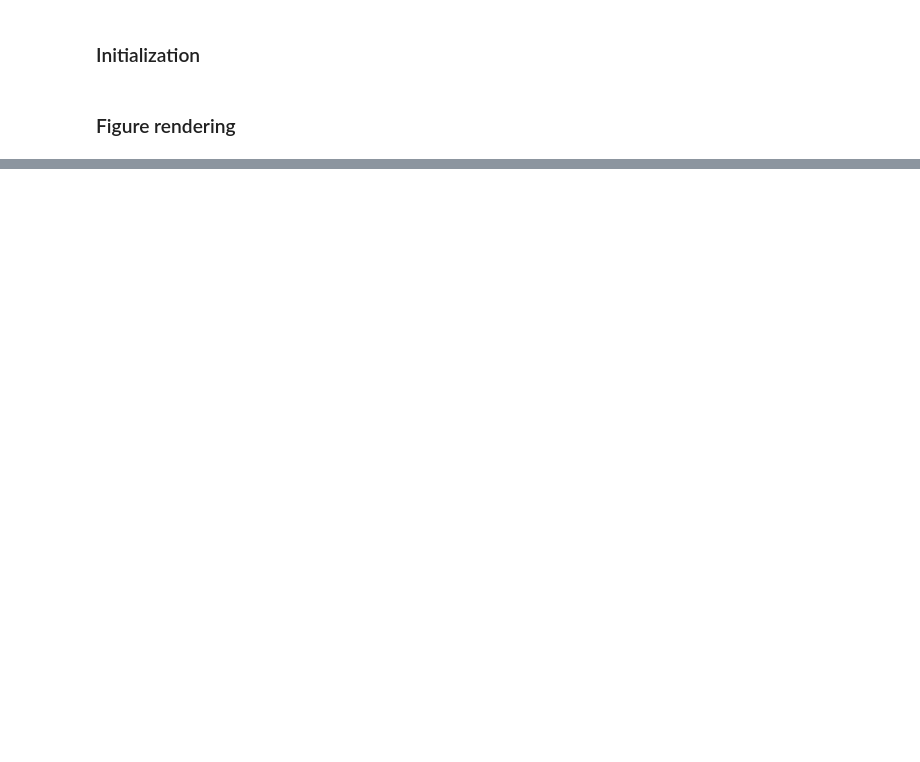
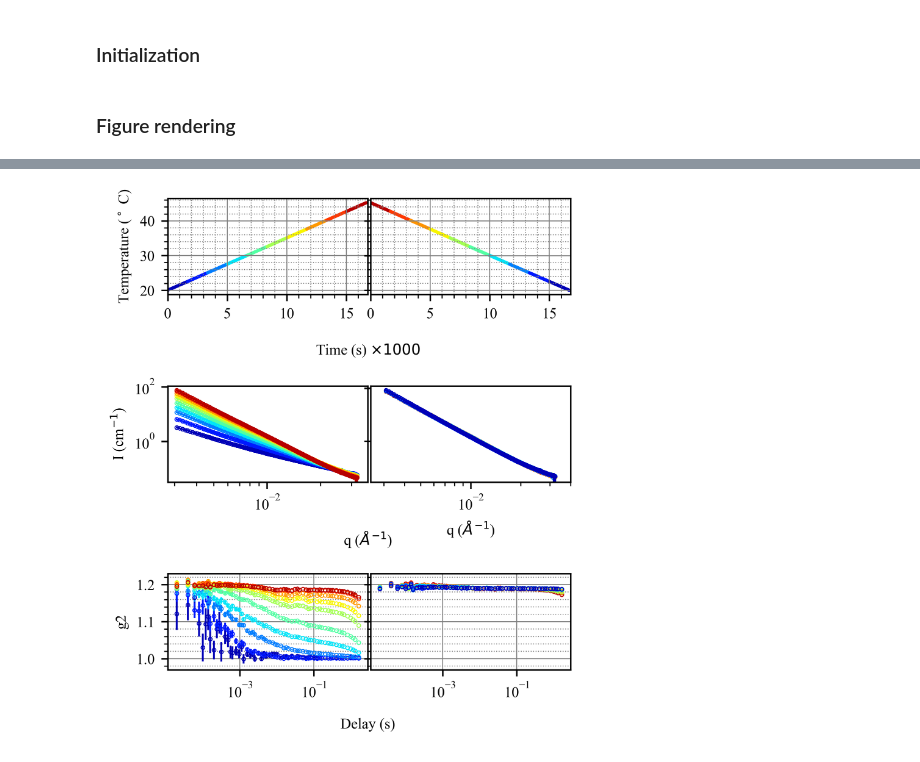
Before and after one commit to AZjk/llps-saxpcs, a Jupyter notebook: H02/H02_Plot.ipynb, the cells around one changed output, grey strips where cells are left out. Drawn from its saved outputs; the diff is of its cells as text; code cells hidden in the pictures; blank space fills up the shorter version.

```diff
--- a/H02/H02_Plot.ipynb
+++ b/H02/H02_Plot.ipynb
@@ -93,0 +97,96 @@ plt.savefig('H02.pdf')
+# %%
+with open('checkpoint.pickle', 'rb') as f:
+    avg_ramp_up = pickle.load(f)
+    avg_ramp_down = pickle.load(f)
+    t_el = pickle.load(f)
+    ql_sta = pickle.load(f)
+    ql_dyn = pickle.load(f)
+
+plt.rcParams['pdf.fonttype'] = 42
+plt.rcParams["font.family"] = "Times New Roman"
+plt.rcParams['font.size'] = 8
+plt.rcParams['figure.dpi'] = 600
+
+fig, ax = plt.subplots(3, 2, figsize=(3.8, 4.0))
+# for n in range(3):
+#     ax[n, 1].get_yaxis().set_visible(True)
+
+def plot_one_column(ax, avg_data_list, second_column=False, g2_idx=0):
+    total_size = 0
+    for avg_dict in avg_data_list:
+        total_size += len(avg_dict['temperature_x'])
+
+    if second_column:
+        cmap = plt.get_cmap('jet_r')
+    else:
+        cmap = plt.get_cmap('jet')
+
+    accu_size = 0
+    for avg_dict in avg_data_list:
+        curr_size = len(avg_dict['temperature_x'])
+        idx = accu_size + np.arange(curr_size) * 1.0
+        idx /= total_size
+        accu_size += curr_size
+
+        ax[0].scatter(avg_dict['temperature_x'] * 6 / 1000, avg_dict['temperature'],
+                      c=cmap(np.ones_like(idx)*np.mean(idx)), s=0.5)
+
+        color = cmap(np.mean(idx))
+        ax[1].loglog(ql_sta[:-15], avg_dict['saxs_1d'][:-15], 'o-', color=color, lw=1, ms=2, mew=0.5, mfc='none')
+
+        ax[2].errorbar(t_el, avg_dict['g2'][:, g2_idx],  yerr=avg_dict['g2_err'][:, g2_idx],
+                       fmt='o', color=color, lw=1, ms=2, mew=0.5, mfc='none')
+
+    ax[2].set_ylim(0.97, 1.23)
+
+    if not second_column:
+        ax[0].set_ylabel('Temperature ($^\circ$ C)')
+        ax[1].set_ylabel('I (cm$^{-1}$)')
+        ax[2].set_ylabel('g2')
+        plt.subplots_adjust(left=0.15)
+
+        ax[0].set_xlabel('Time (s) $\\times 1000$')
+        ax[1].set_xlabel('q ($\\AA^{-1}$)')
+        ax[2].set_xlabel('Delay (s)')
+        ax[0].xaxis.set_label_coords(1.0, -0.5)
+        ax[1].xaxis.set_label_coords(1.0, -0.5)
+        ax[2].xaxis.set_label_coords(1.0, -0.5)
+
+        # Add gray grid lines and minor ticks for the first and third row
+        ax[0].grid(which='major', linestyle='-', linewidth='0.5', color='gray')
+        ax[0].minorticks_on()
+        ax[0].grid(which='minor', linestyle=':', linewidth='0.5', color='gray')
+
+        ax[2].grid(which='major', linestyle='-', linewidth='0.5', color='gray')
+        ax[2].minorticks_on()
+        ax[2].grid(which='minor', linestyle=':', linewidth='0.5', color='gray')
+
+    ax[0].set_xlim(0, 16.8)
+    ax[2].set_xscale('log')
+
+    if second_column:
+        ax[1].set_xlim(2.5e-3, 4e-2)
+        ax[1].set_xlabel('q ($\\AA^{-1}$)')  # Move the xlabel to the second column
+
+        # Add gray grid lines and minor ticks for the second column of the first and third rows
+        ax[0].tick_params(axis='y', labelleft=False)
+        ax[1].tick_params(axis='y', labelleft=False)
+        ax[2].tick_params(axis='y', labelleft=False)
+
+        ax[0].grid(which='major', linestyle='-', linewidth='0.5', color='gray')
+        ax[0].minorticks_on()
+        ax[0].grid(which='minor', linestyle=':', linewidth='0.5', color='gray')
+        ax[2].grid(which='major', linestyle='-', linewidth='0.5', color='gray')
+        ax[2].minorticks_on()
+        ax[2].grid(which='minor', linestyle=':', linewidth='0.5', color='gray')
+
+# Adjusted w_pad for better layout
+plt.tight_layout(w_pad=-2.8, h_pad=4.0)
+
+# Apply the x-axis limit adjustment only to the second row
+plot_one_column(ax[:, 0], avg_ramp_up)
+plot_one_column(ax[:, 1], avg_ramp_down, second_column=True)
+
+plt.savefig('H02.pdf')
+# %% [output]
+[figure, added]
```
Also changed, not shown: parts of 1 cell of this notebook, 2 other files.
